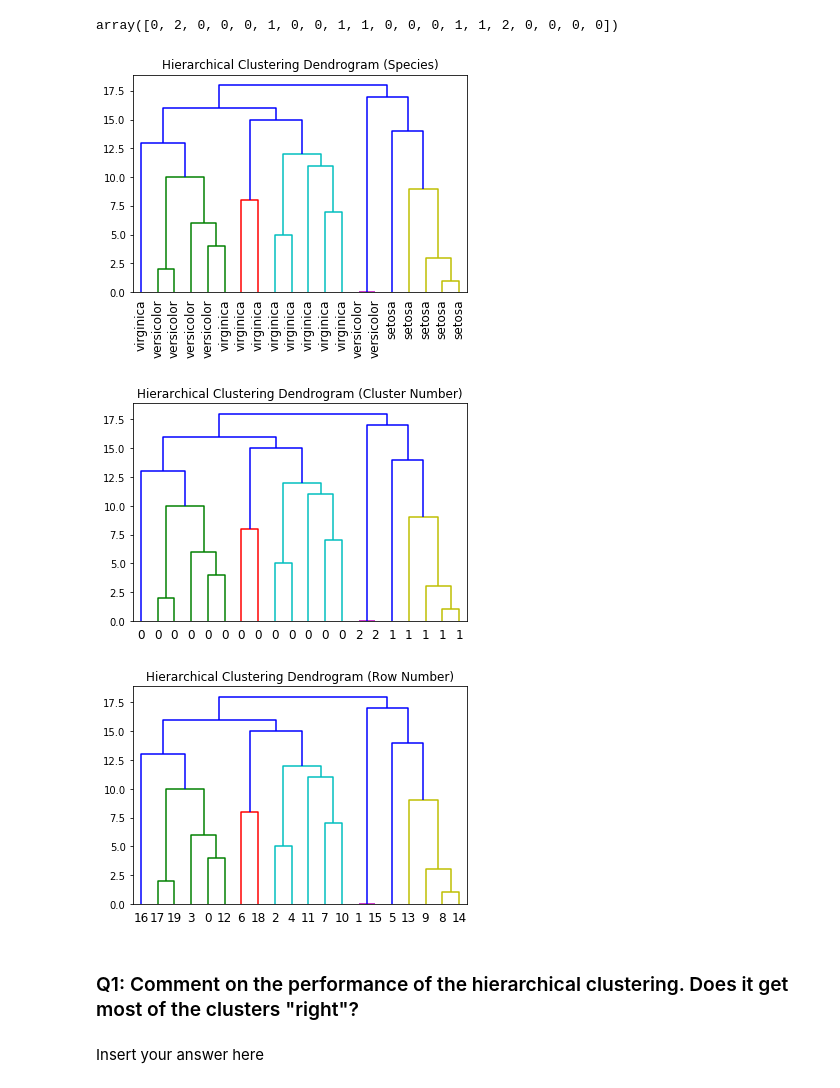
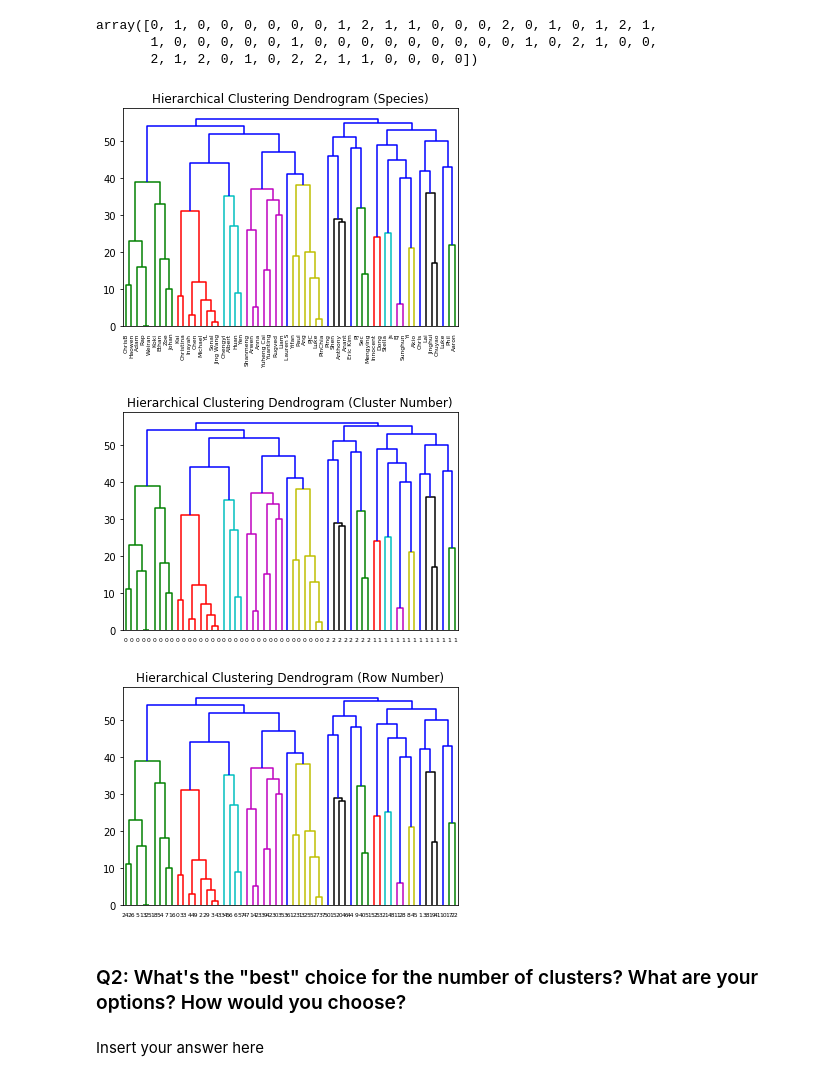
Before and after one commit to anhnguyendepocen/si370, a Jupyter notebook: 370_11_Clustering.ipynb, the cells around one changed output. Cells and saved outputs as stored; diff of their text form; code cells hidden in the pictures.

Commit message:
Update to use class-generated data

```diff
--- a/370_11_Clustering.ipynb
+++ b/370_11_Clustering.ipynb
@@ -62 +68,3 @@ iris = sns.load_dataset("iris")
+# %%
+music = pd.read_csv('data/music_w18.csv')
 # %%
@@ -75 +79,5 @@ iris_nospecies = iris_sample.drop('species',axis=1)
+# %%
+music = music.dropna() # Clustering doesn't like NaNs
+music_names = music['Name']
+music_nonames = music.drop('Name',axis=1)
 # %%
@@ -102,8 +101,10 @@ iris_nospecies.head()
 # %%
-model = AgglomerativeClustering(n_clusters=3)
-model.fit_predict(iris_nospecies)
+model = AgglomerativeClustering(n_clusters=3) # we can make up the value for clusters
+model.fit_predict(music_nolabels)
 # %% [output]
-array([0, 2, 0, 0, 0, 1, 0, 0, 1, 1, 0, 0, 0, 1, 1, 2, 0, 0, 0, 0])
+array([0, 1, 0, 0, 0, 0, 0, 0, 1, 2, 1, 1, 0, 0, 0, 2, 0, 1, 0, 1, 2, 1,
+       1, 0, 0, 0, 0, 0, 1, 0, 0, 0, 0, 0, 0, 0, 0, 0, 1, 0, 2, 1, 0, 0,
+       2, 1, 2, 0, 1, 0, 2, 2, 1, 1, 0, 0, 0, 0])
 # %%
 # Authors: Mathew Kallada & Chris Teplovs
 # License: BSD 3 clause
@@ -130,40 +131,40 @@ def plot_dendrogram(model, **kwargs):
     # Since we don't have this information, we can use a uniform one for plotting
     distance = np.arange(children.shape[0])
 
     # The number of observations contained in each cluster level
     no_of_observations = np.arange(2, children.shape[0]+2)
 
     # Create linkage matrix and then plot the dendrogram
     linkage_matrix = np.column_stack([children, distance, no_of_observations]).astype(float)
 
     # Plot the corresponding dendrogram
     dendrogram(linkage_matrix, **kwargs)
 
 
 model = AgglomerativeClustering(n_clusters=3)
-model = model.fit(iris_nospecies)
+model = model.fit(music_nonames)
 
 plt.title('Hierarchical Clustering Dendrogram (Species)')
 
-plot_dendrogram(model,labels=iris_species.values)
+plot_dendrogram(model,labels=music_names.values)
 plt.xticks(rotation=90)
 plt.show()
 
 plt.title('Hierarchical Clustering Dendrogram (Cluster Number)')
 plot_dendrogram(model,labels=model.labels_)
 plt.xticks(rotation=0)
 plt.show()
 
 plt.title('Hierarchical Clustering Dendrogram (Row Number)')
 plot_dendrogram(model)
 plt.xticks(rotation=0)
 plt.show()
 # %% [output]
-[figure, old version]
+[figure, new version]
-[figure, old version]
+[figure, new version]
-[figure, old version]
+[figure, new version]
-# %% [markdown]
-### Q1: Comment on the performance of the hierarchical clustering.  Does it get most of the clusters "right"?
+# %% [markdown]
+### Q2: What's the "best" choice for the number of clusters?  What are your options? How would you choose?
 # %% [markdown]
 Insert your answer here
 # %% [markdown]
```
Also changed, not shown: parts of 34 cells of this notebook, 1 other file.
